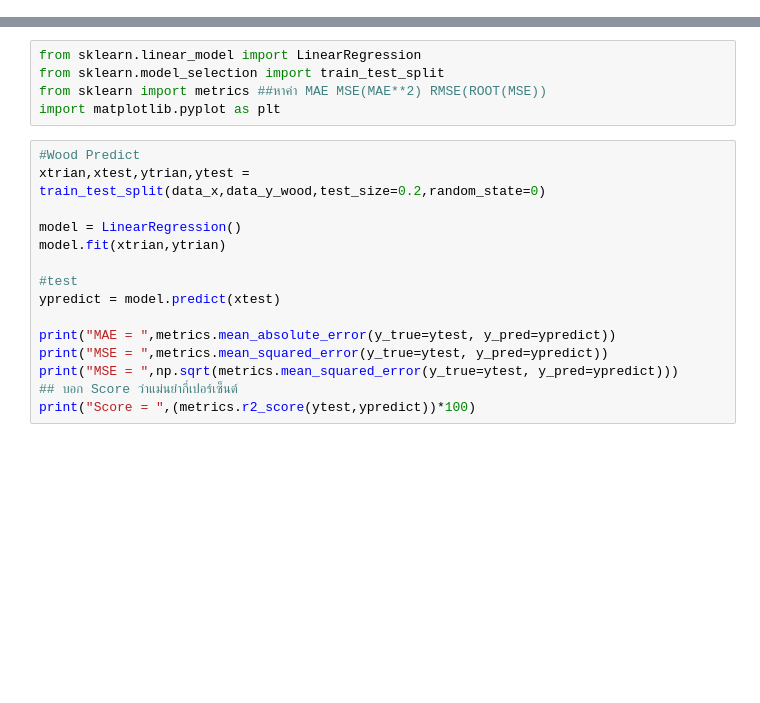
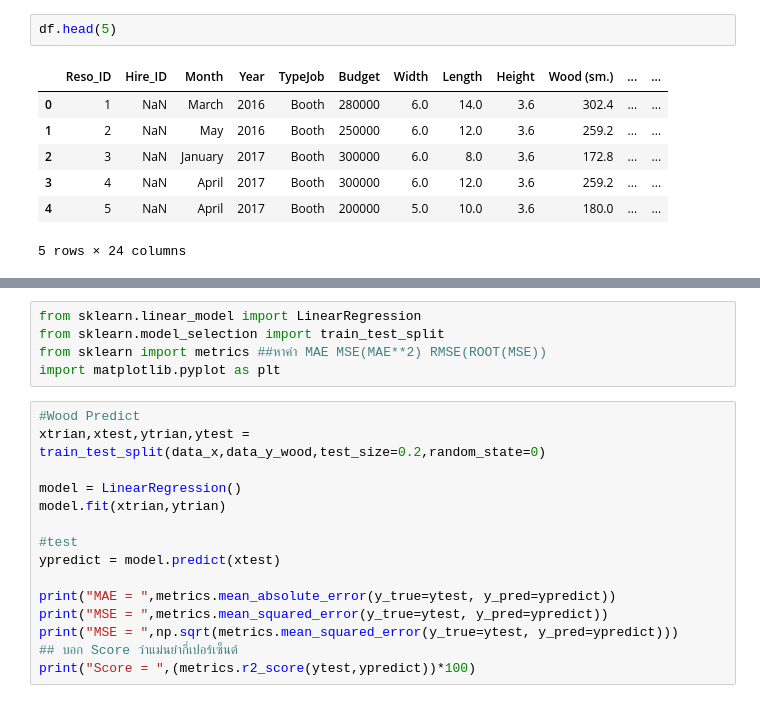
Before and after one commit to Krengsak/Model, a Jupyter notebook: Model.ipynb, the cells around one changed output, grey strips where cells are left out. Drawn from its saved outputs; the diff is of its cells as text; blank space fills up the shorter version.

```diff
--- a/Model.ipynb
+++ b/Model.ipynb
@@ -39,3 +40,13 @@ df.describe()
 | 75% | 373.500000 | NaN | 2022.000000 | 3.000000e+05 | 6.000000 | 4.000000 | 3.35000 | 77.500000 | 27.000000 | 32.000000 | ... |
 | max | 496.000000 | NaN | 2023.000000 | 1.800000e+06 | 14.000000 | 14.000000 | 8.00000 | 302.400000 | 104.000000 | 60.000000 | ... |
 8 rows × 22 columns
+# %%
+df.head(5)
+# %% [output]
+|  | Reso_ID | Hire_ID | Month | Year | TypeJob | Budget | Width | Length | Height | Wood (sm.) | ... | ... |
+| 0 | 1 | NaN | March | 2016 | Booth | 280000 | 6.0 | 14.0 | 3.6 | 302.4 | ... | ... |
+| 1 | 2 | NaN | May | 2016 | Booth | 250000 | 6.0 | 12.0 | 3.6 | 259.2 | ... | ... |
+| 2 | 3 | NaN | January | 2017 | Booth | 300000 | 6.0 | 8.0 | 3.6 | 172.8 | ... | ... |
+| 3 | 4 | NaN | April | 2017 | Booth | 300000 | 6.0 | 12.0 | 3.6 | 259.2 | ... | ... |
+| 4 | 5 | NaN | April | 2017 | Booth | 200000 | 5.0 | 10.0 | 3.6 | 180.0 | ... | ... |
+5 rows × 24 columns
```
Also changed, not shown: parts of 20 cells of this notebook.
